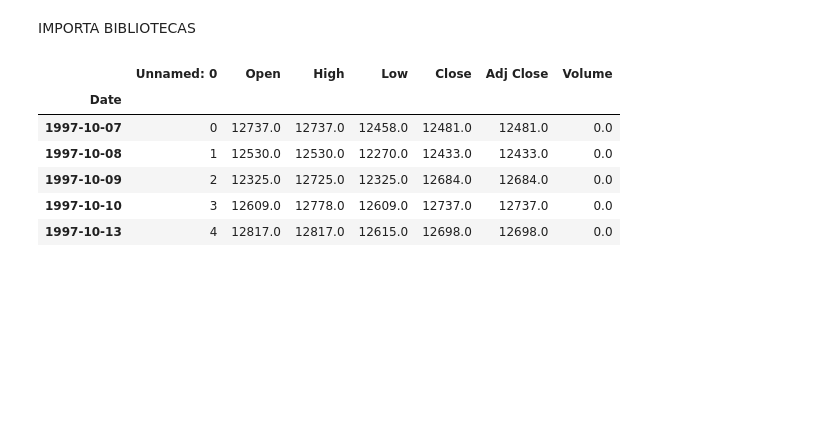
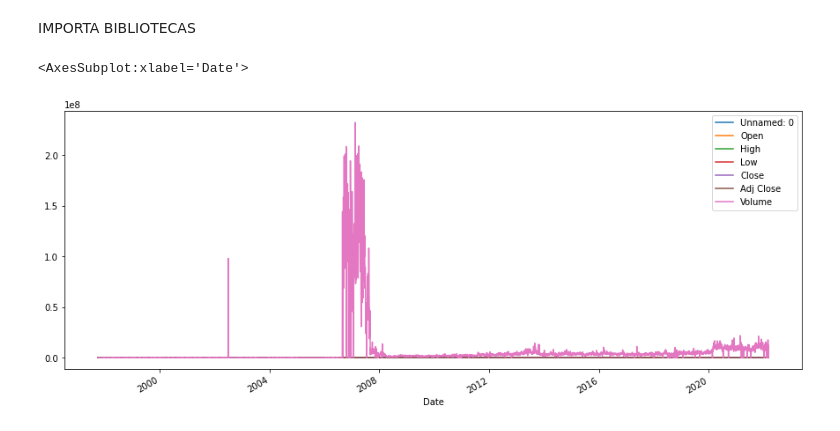
Before and after one commit to By-Lucas/software-engineer-IA-Anomalias-Seletivo-, a Jupyter notebook: teste.ipynb, the cells around one changed output. Saved outputs shown, nothing was run; the diff lists cells and outputs as text; code cells hidden in the pictures; blank space fills up the shorter version.

```diff
--- a/teste.ipynb
+++ b/teste.ipynb
@@ -18,20 +18,15 @@ import datetime as dt
 
 import seaborn as sn
 # %%
-df = pd.read_csv('/content/dataframe.csv')
+df = pd.read_csv('dataframe.csv')
 df['Date'] = pd.to_datetime(df['Date'])
 df.set_index('Date', inplace=True)
 df = df.sort_values(by='Date')
-display(df.head())
-#df.plot(figsize=(15, 6))
+df.head()
+df.plot(figsize=(15, 6))
 # %% [output]
-|  | Unnamed: 0 | Open | High | Low | Close | Adj Close | Volume |
-| Date |  |  |  |  |  |  |  |
-| 1997-10-07 | 0 | 12737.0 | 12737.0 | 12458.0 | 12481.0 | 12481.0 | 0.0 |
-| 1997-10-08 | 1 | 12530.0 | 12530.0 | 12270.0 | 12433.0 | 12433.0 | 0.0 |
-| 1997-10-09 | 2 | 12325.0 | 12725.0 | 12325.0 | 12684.0 | 12684.0 | 0.0 |
-| 1997-10-10 | 3 | 12609.0 | 12778.0 | 12609.0 | 12737.0 | 12737.0 | 0.0 |
-| 1997-10-13 | 4 | 12817.0 | 12817.0 | 12615.0 | 12698.0 | 12698.0 | 0.0 |
+<AxesSubplot:xlabel='Date'>
+[figure, added]
 # %%
 fig = go.Figure()
 fig.add_trace(go.Scatter(x=df.index, y=df['Close'], name='Fechar preço'))
```
Also changed, not shown: parts of 3 cells of this notebook.
